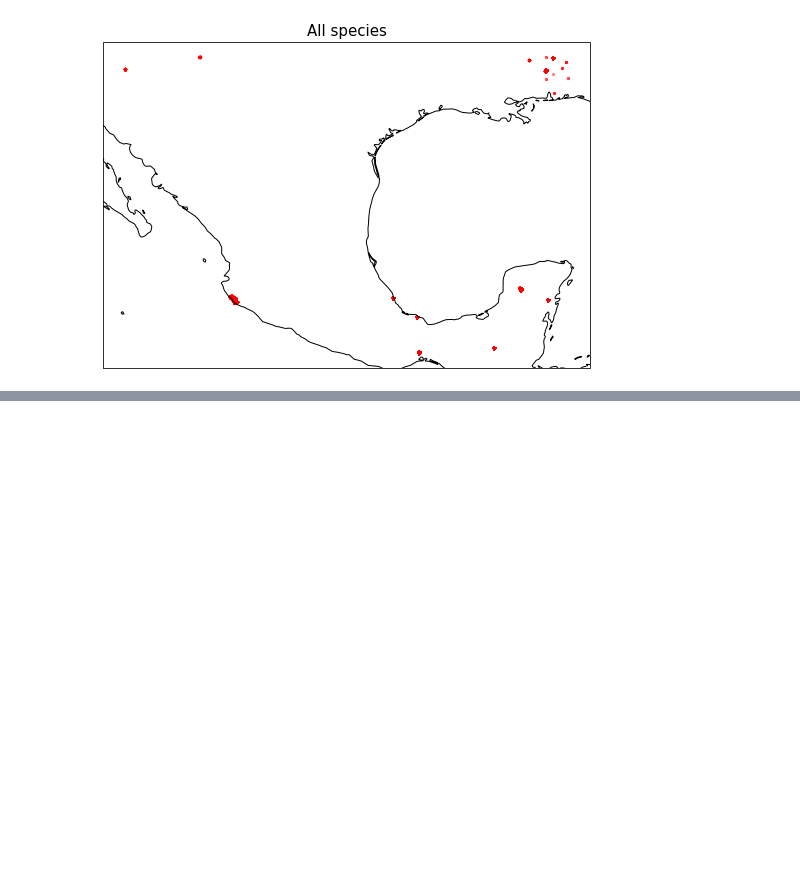
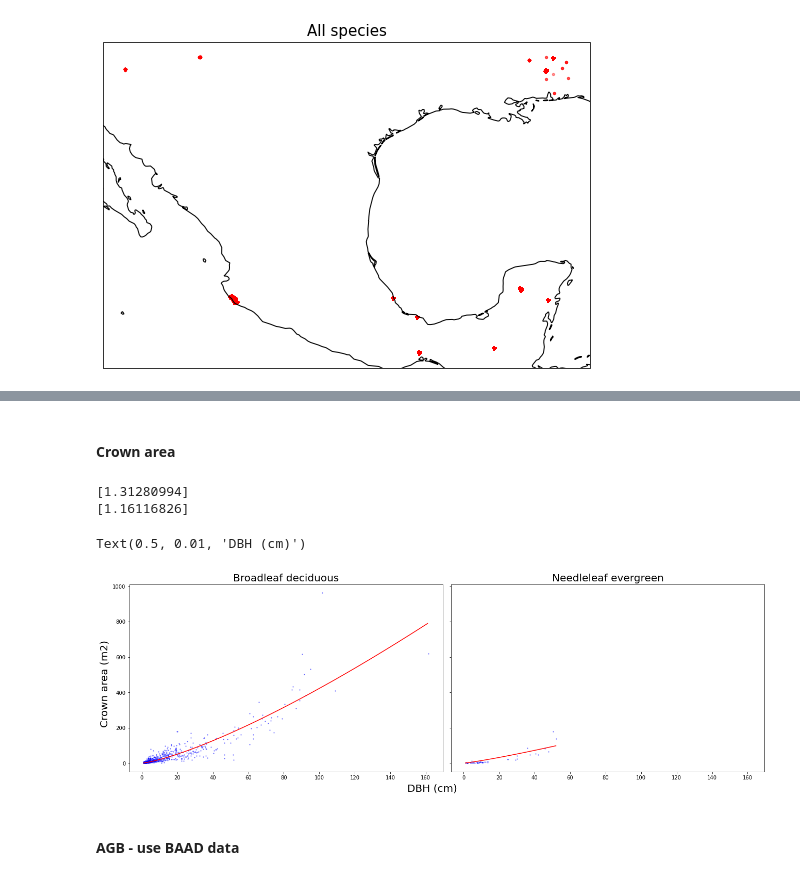
Before and after one commit to JessicaNeedham/FATES-plotting-scripts, a Jupyter notebook: FATES-MRV-allometry.ipynb, the cells around one changed output, grey strips where cells are left out. Cells and saved outputs as stored; diff of their text form; code cells hidden in the pictures; blank space fills up the shorter version.

```diff
--- a/FATES-MRV-allometry.ipynb
+++ b/FATES-MRV-allometry.ipynb
@@ -462,0 +528,38 @@ Text(0.5, 1.0, 'All species')
+# %% [markdown]
+#### Crown area
+# %%
+fig, axs = plt.subplots(nrows=1, ncols=2, figsize=(18,6), sharex=True, sharey=True, constrained_layout=True)
+
+for i  in range(0,2):
+    if i == 0:
+        df =  df_tallo_mx[df_tallo_mx['PFT_tallo'] == 'broadleaf_deciduous_extratrop']
+    elif i == 1:
+        df =  df_tallo_mx[df_tallo_mx['PFT_tallo'] == 'needleleaf_evergreen_extratrop']
+
+
+    df =  df.dropna(subset=['crown_area', 'dbh'])
+    # remove outliers
+    df = df[df['crown_radius_outlier'] == 'N']
+    dbh_df = np.arange(1,df['dbh'].max(),1)
+
+    ca_ps_df, ca_cov_df = curve_fit(f=d2ca, xdata=np.array(df['dbh']), ydata=np.array(df['crown_area']),
+                                               p0=1.3)
+
+    print(ca_ps_df)
+
+    df_curve = [d2ca(d, ca_ps_df[0])  for  d  in dbh_df]
+
+
+    axs[i].scatter(df.dbh, df.crown_area, c='blue', s=2, alpha = 0.4)
+    axs[i].plot(dbh_df, df_curve, color='red')
+    axs[i].set_title(titles[i], fontsize=20)
+
+fig.supylabel('Crown area (m2)', fontsize=20)
+fig.supxlabel('DBH (cm)', fontsize=20)
+# %% [output]
+[1.31280994]
+[1.16116826]
+Text(0.5, 0.01, 'DBH (cm)')
+[figure, added]
+# %% [markdown]
+#### AGB - use BAAD data
```
Also changed, not shown: parts of 9 cells of this notebook.
